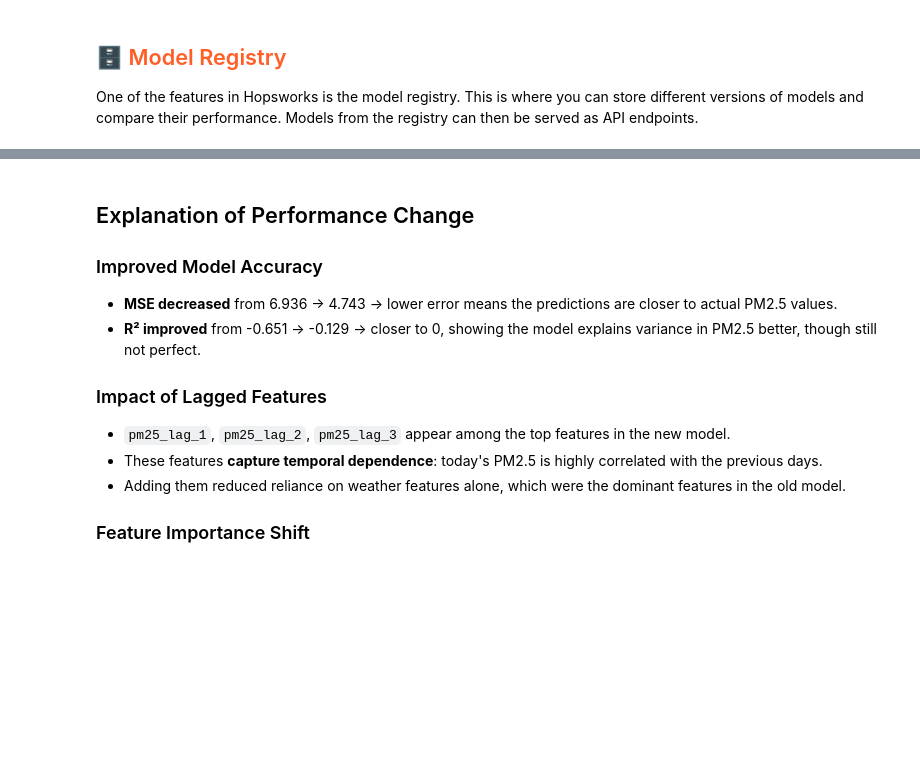
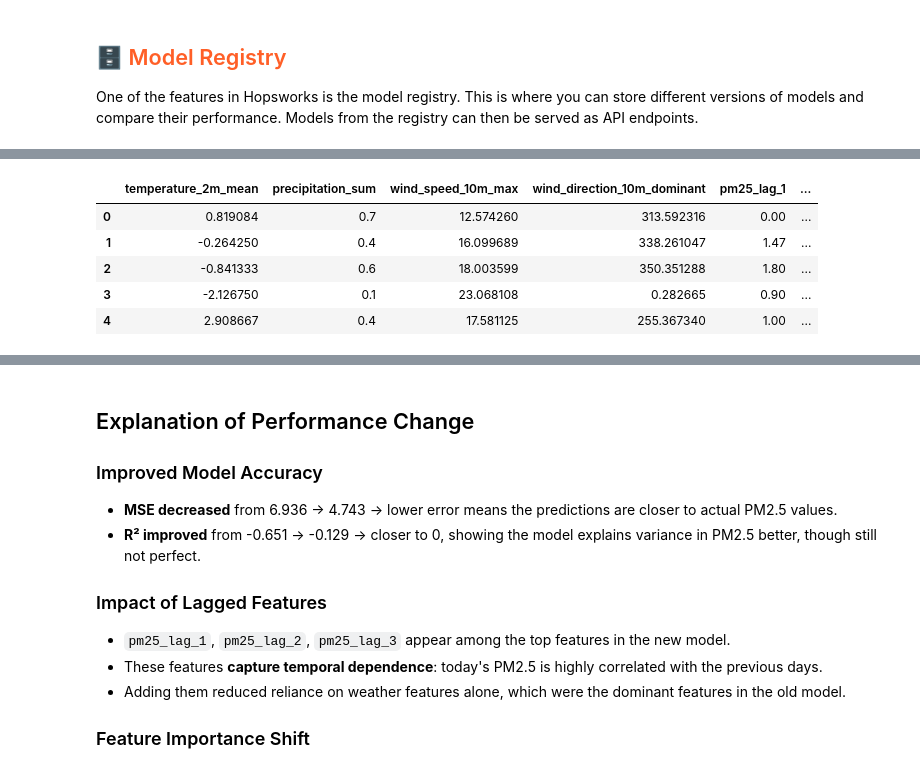
Before and after one commit to Jeppcode/mlfs-book, a Jupyter notebook: notebooks/airquality/C_air_quality_training_pipeline.ipynb, the cells around one changed output, grey strips where cells are left out. Saved outputs shown, nothing was run; the diff lists cells and outputs as text; code cells hidden in the pictures; blank space fills up the shorter version.

```diff
--- a/notebooks/airquality/C_air_quality_training_pipeline.ipynb
+++ b/notebooks/airquality/C_air_quality_training_pipeline.ipynb
@@ -363,0 +361,31 @@ Model(name: 'air_quality_xgboost_model', version: 4)
+# %%
+# Keep the date columns before dropping them
+X_train_dates = X_train['date'].copy()
+X_test_dates = X_test['date'].copy()
+
+# Your features (without date)
+X_features = X_train.drop(columns=['date'])
+X_test_features = X_test.drop(columns=['date'])
+
+# Rebuild df_features with proper datetime
+df_features_train = X_features.copy()
+df_features_train['date'] = X_train_dates
+df_features_train['city'] = city
+
+df_features_test = X_test_features.copy()
+df_features_test['date'] = X_test_dates
+df_features_test['city'] = city
+
+df_features = pd.concat([df_features_train, df_features_test], ignore_index=True)
+# Ensure date is proper datetime type without timezone
+df_features['date'] = pd.to_datetime(df_features['date'], utc=True)  # first ensure it’s datetime
+df_features['date'] = df_features['date'].dt.tz_convert(None)        # remove timezone info
+
+df_features.head()
+# %% [output]
+|  | temperature_2m_mean | precipitation_sum | wind_speed_10m_max | wind_direction_10m_dominant | pm25_lag_1 | ... |
+| 0 | 0.819084 | 0.7 | 12.574260 | 313.592316 | 0.00 | ... |
+| 1 | -0.264250 | 0.4 | 16.099689 | 338.261047 | 1.47 | ... |
+| 2 | -0.841333 | 0.6 | 18.003599 | 350.351288 | 1.80 | ... |
+| 3 | -2.126750 | 0.1 | 23.068108 | 0.282665 | 0.90 | ... |
+| 4 | 2.908667 | 0.4 | 17.581125 | 255.367340 | 1.00 | ... |
```
Also changed, not shown: parts of 8 cells of this notebook, 5 other files.
